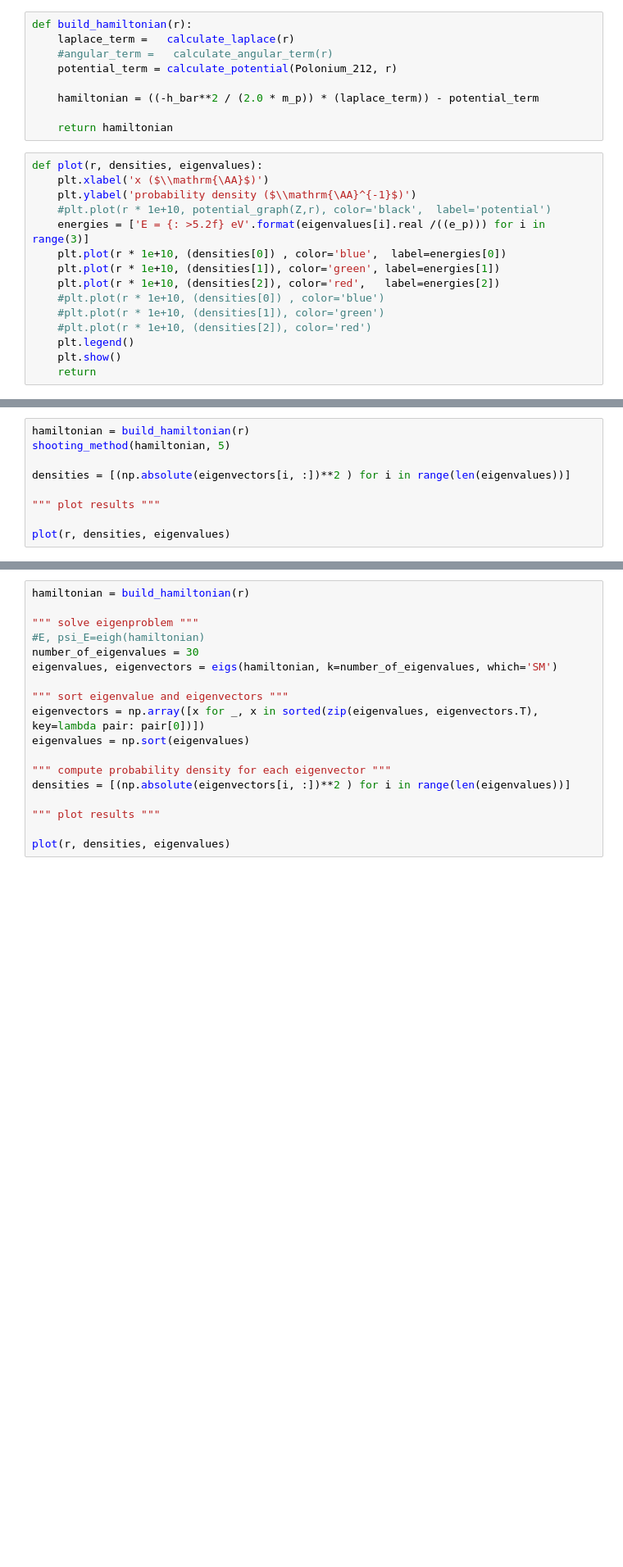
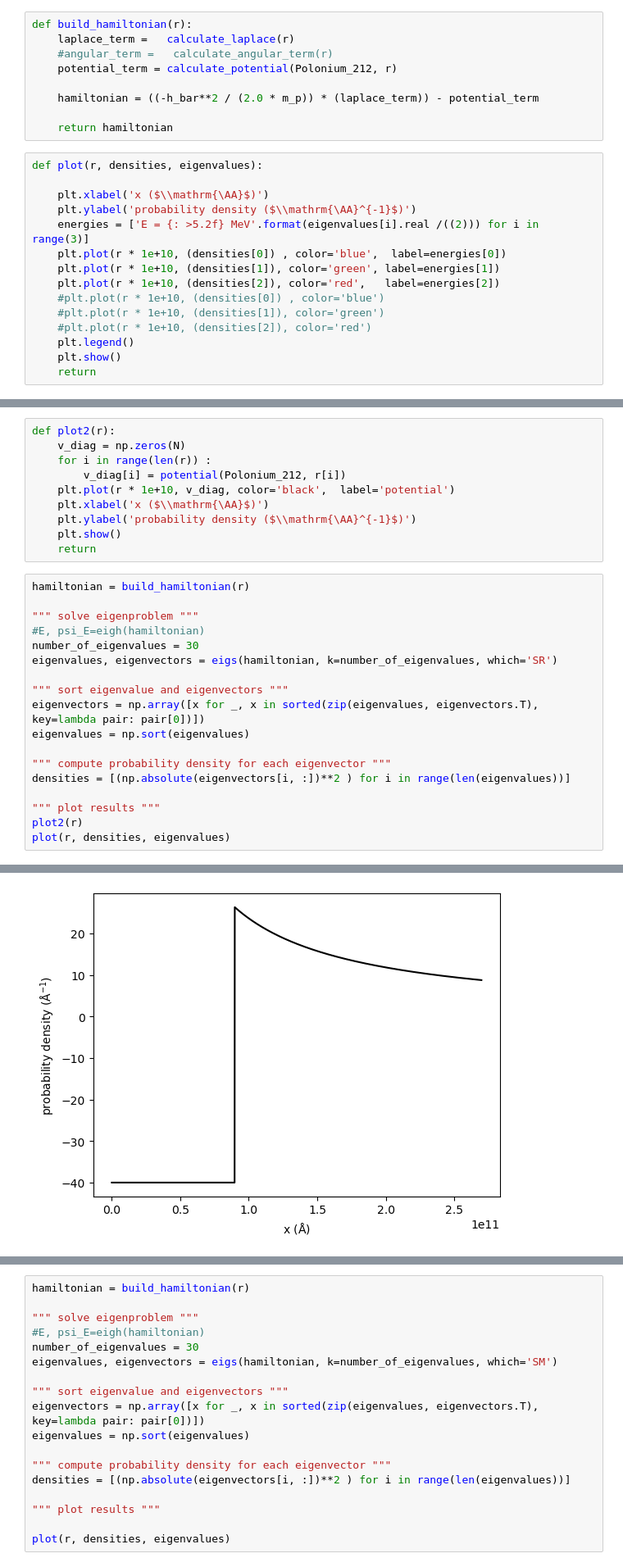
Before and after one commit to Ryan-Afzal/PHY68-Project2, a Jupyter notebook: good.ipynb, the cells around one changed output, grey strips where cells are left out. Shown: that part at 82% size. Drawn from its saved outputs; the diff is of its cells as text; blank space fills up the shorter version.

```diff
--- a/good.ipynb
+++ b/good.ipynb
@@ -47,10 +44,10 @@ def build_hamiltonian(r):
     return hamiltonian
 # %%
 def plot(r, densities, eigenvalues):
+
     plt.xlabel('x ($\\mathrm{\AA}$)')
     plt.ylabel('probability density ($\\mathrm{\AA}^{-1}$)')
-    #plt.plot(r * 1e+10, potential_graph(Z,r), color='black',  label='potential')
-    energies = ['E = {: >5.2f} eV'.format(eigenvalues[i].real /((e_p))) for i in range(3)]
+    energies = ['E = {: >5.2f} MeV'.format(eigenvalues[i].real /((2))) for i in range(3)]
     plt.plot(r * 1e+10, (densities[0]) , color='blue',  label=energies[0])
     plt.plot(r * 1e+10, (densities[1]), color='green', label=energies[1])
     plt.plot(r * 1e+10, (densities[2]), color='red',   label=energies[2])
@@ -94,10 +60,29 @@ def find_eigenvalues(Hamiltonian, num_eigenvalues):
+# %%
+def plot2(r):
+    v_diag = np.zeros(N)
+    for i in range(len(r)) :
+        v_diag[i] = potential(Polonium_212, r[i])
+    plt.plot(r * 1e+10, v_diag, color='black',  label='potential')
+    plt.xlabel('x ($\\mathrm{\AA}$)')
+    plt.ylabel('probability density ($\\mathrm{\AA}^{-1}$)')
+    plt.show()
+    return
 # %%
 hamiltonian = build_hamiltonian(r)
-shooting_method(hamiltonian, 5)
 
+""" solve eigenproblem """
+#E, psi_E=eigh(hamiltonian)
+number_of_eigenvalues = 30
+eigenvalues, eigenvectors = eigs(hamiltonian, k=number_of_eigenvalues, which='SR')
+
+""" sort eigenvalue and eigenvectors """
+eigenvectors = np.array([x for _, x in sorted(zip(eigenvalues, eigenvectors.T), key=lambda pair: pair[0])])
+eigenvalues = np.sort(eigenvalues)
+
+""" compute probability density for each eigenvector """
 densities = [(np.absolute(eigenvectors[i, :])**2 ) for i in range(len(eigenvalues))]
 
 """ plot results """
-
+plot2(r)
 plot(r, densities, eigenvalues)
 # %% [output]
@@ -121,0 +89 @@ NotImplementedError: subtracting a nonzero scalar from a sparse array is not sup
+[figure, added]
```
Also changed, not shown: parts of 8 cells of this notebook.
